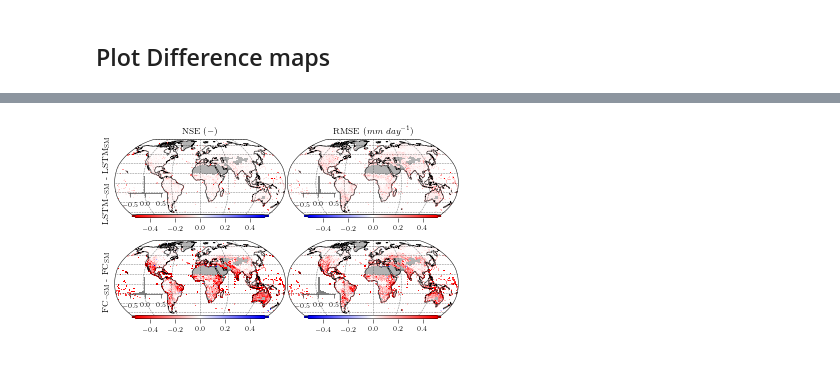
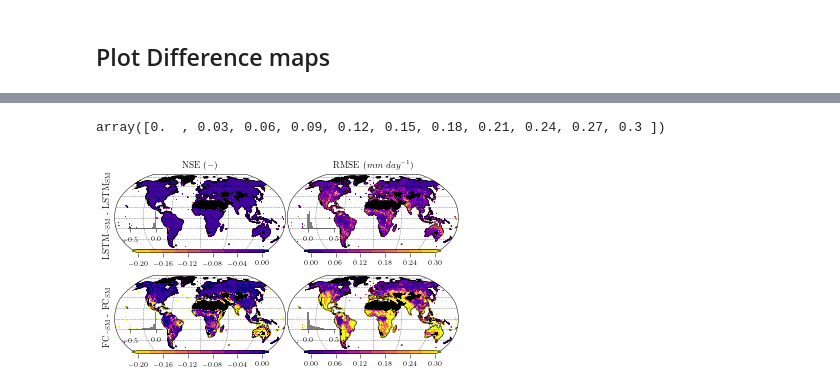
Before and after one commit to bask0/dl4es_ch18, a Jupyter notebook: src/notebooks/exp2.ipynb, the cells around one changed output, grey strips where cells are left out. Saved outputs shown, nothing was run; the diff lists cells and outputs as text; code cells hidden in the pictures.

Commit message:
change analysis, update plots

```diff
--- a/src/notebooks/exp2.ipynb
+++ b/src/notebooks/exp2.ipynb
@@ -91,6 +93,13 @@ australia_raw_wn = dst_wn.sel(lat= slice(-10,-40), lon= slice(109, 156))
 australia_raw_ww = dst_ww.sel(lat= slice(-10,-40), lon= slice(109, 156))
 # %% [markdown]
 ## Compute monthly seasonal cycle
+# %%
+#Amazon
+amazon_seas_obs = amazon_raw_wn.sel(time=slice('2001-01-01', '2013-12-31')).obs.mean(('lat', 'lon')).groupby('time.month').mean('time')
+amazon_seas_wn = amazon_raw_wn.sel(time=slice('2001-01-01', '2013-12-31')).mod.mean(('lat', 'lon')).groupby('time.month').mean('time')
+amazon_seas_nn = amazon_raw_nn.sel(time=slice('2001-01-01', '2013-12-31')).mod.mean(('lat', 'lon')).groupby('time.month').mean('time')
+amazon_seas_ww = amazon_raw_ww.sel(time=slice('2001-01-01', '2013-12-31')).mod.mean(('lat', 'lon')).groupby('time.month').mean('time')
+amazon_seas_nw = amazon_raw_nw.sel(time=slice('2001-01-01', '2013-12-31')).mod.mean(('lat', 'lon')).groupby('time.month').mean('time')
 # %%
 #Amazon
 amazon_seas_obs_2005 = amazon_raw_wn.sel(time=slice('2005-01-01', '2005-12-31')).obs.mean(('lat', 'lon')).groupby('time.month').mean('time')
@@ -98,6 +107,13 @@ amazon_seas_wn_2005 = amazon_raw_wn.sel(time=slice('2005-01-01', '2005-12-31')).
 amazon_seas_nn_2005 = amazon_raw_nn.sel(time=slice('2005-01-01', '2005-12-31')).mod.mean(('lat', 'lon')).groupby('time.month').mean('time')
 amazon_seas_ww_2005 = amazon_raw_ww.sel(time=slice('2005-01-01', '2005-12-31')).mod.mean(('lat', 'lon')).groupby('time.month').mean('time')
 amazon_seas_nw_2005 = amazon_raw_nw.sel(time=slice('2005-01-01', '2005-12-31')).mod.mean(('lat', 'lon')).groupby('time.month').mean('time')
+# %%
+#Australia
+australia_seas_obs = australia_raw_wn.sel(time=slice('2001-01-01', '2013-12-31')).obs.mean(('lat', 'lon')).groupby('time.month').mean('time')
+australia_seas_wn = australia_raw_wn.sel(time=slice('2001-01-01', '2013-12-31')).mod.mean(('lat', 'lon')).groupby('time.month').mean('time')
+australia_seas_nn = australia_raw_nn.sel(time=slice('2001-01-01', '2013-12-31')).mod.mean(('lat', 'lon')).groupby('time.month').mean('time')
+australia_seas_ww = australia_raw_ww.sel(time=slice('2001-01-01', '2013-12-31')).mod.mean(('lat', 'lon')).groupby('time.month').mean('time')
+australia_seas_nw = australia_raw_nw.sel(time=slice('2001-01-01', '2013-12-31')).mod.mean(('lat', 'lon')).groupby('time.month').mean('time')
 # %%
 #Australia
 australia_seas_obs_2010 = australia_raw_wn.sel(time=slice('2010-01-01', '2010-12-31')).obs.mean(('lat', 'lon')).groupby('time.month').mean('time')
@@ -275,26 +291,28 @@ def get_style(style, i):
     )
     style1 = dict(
         linewidth=linewidth,
-        linestyle='--',
+        linestyle='solid',
         color=sb.color_palette("Paired")[1],
         alpha=alpha,
         label=r'$\mathrm{LSTM_{SM}}$' if legend else '_nolegend_'
     )
     style2 = dict(
         linewidth=linewidth,
+        linestyle='dotted',
         color=sb.color_palette("Paired")[1],
         alpha=alpha,
         label=r'$\mathrm{LSTM_{\neg SM}}$' if legend else '_nolegend_'
     )
     style3 = dict(
         linewidth=linewidth,
-        linestyle='--',
+        linestyle='dashed',
         color=sb.color_palette("Paired")[3],
         alpha=alpha,
         label=r'$\mathrm{FC_{SM}}$' if legend else '_nolegend_'
     )
     style4 = dict(
         linewidth=linewidth,
+        linestyle='dashdot',
         color=sb.color_palette("Paired")[3],
         alpha=alpha,
         label=r'$\mathrm{FC_{\neg SM}}$' if legend else '_nolegend_'
@@ -354,5 +372,6 @@ ax[2, 1].set_title('seasonal anomaly in 2010')
 ax[0, 0].legend(loc='upper center', bbox_to_anchor=(1., 1.8),
           ncol=5, frameon=False, labelspacing=-1, borderaxespad=0., columnspacing=1)
 plt.gca().yaxis.set_label_position("right")
+
 savefig('/workspace/bkraft/dl_chapter14/src/notebooks/exp2_figures/Fig5', dpi=300)
 # %% [output]
@@ -399,26 +421,39 @@ plt.savefig('/workspace/bkraft/dl_chapter14/src/notebooks/exp2_figures/annual_an
+# %%
+np.linspace(0, 0.3, 11)
+# %% [output]
+array([0.  , 0.03, 0.06, 0.09, 0.12, 0.15, 0.18, 0.21, 0.24, 0.27, 0.3 ])
 # %%
-metrics = xr.open_dataset('/scratch/dl_chapter14/experiments/et/derived/spatial_metrics.nc')
+metrics = xr.open_dataset('/workspace/bkraft/dlchapter_backup/dl_chapter14/experiments/et/derived/spatial_metrics.nc')
 fig, axes = subplots_robinson(2, 2, figsize=(fig_size[0], fig_size[0]*0.6), gridspec_kw={'wspace': 0.01, 'hspace': 0.01})
 
 for i, met in enumerate(['mef', 'rmse']):
 
     for j, (mod, mod_name) in enumerate(zip(['wn_nn', 'ww_nw'], [r'$\mathrm{LSTM_{\neg SM}}$ - $\mathrm{LSTM_{SM}}$', r'$\mathrm{FC_{\neg SM}}$ - $\mathrm{FC_{SM}}$'])):
 
         ax = axes[j, i]
         if mod == 'wn_nn':
             dt = metrics[met].sel(model= 'nn', timeres='daily', set='raw', cvset='eval') - metrics[met].sel(model= 'wn', timeres='daily', set='raw', cvset='eval')
         else:
             dt = metrics[met].sel(model= 'nw', timeres='daily', set='raw', cvset='eval') - metrics[met].sel(model= 'ww', timeres='daily', set='raw', cvset='eval')
         label = 'NSE ($-$)' if met=='mef' else 'RMSE ($mm \ day^{-1}$)'
+#         plot_map(
+#             dt, label=' ',
+#             vmin=-0.5 if met=='mef' else 0.0, vmax=0.0 if met=='mef' else 0.5,
+#             cmap='plasma_r' if met=='mef' else 'Blues', ax=ax,
+#             histogram_placement=[0.08, 0.28, 0.2, 0.25], hist_kw={'bins': 20, 'edgecolor': 'none'}, cbar_kwargs={'extend': 'both'}, landcolor='0.0') # [x0, y0, width, height]
         plot_map(
-            dt, label=' ', vmin=-0.5 if met=='mef' else -0.5, vmax=0.5 if met=='mef' else 0.5, cmap='bwr_r' if met=='mef' else 'bwr', ax=ax,
-            histogram_placement=[0.08, 0.28, 0.2, 0.25], hist_kw={'bins': 20, 'edgecolor': 'none'}, cbar_kwargs={'extend': 'both'}, rasterized=True) # [x0, y0, width, height]
+            dt, label=' ',
+            levels=np.linspace(-0.2, 0, 11) if met == 'mef' else np.linspace(0, 0.3, 11),
+            vmin=-0.5 if met=='mef' else -0.1, vmax=0.1 if met=='mef' else 0.5,
+            cmap='plasma_r' if met=='mef' else 'plasma', ax=ax,
+            histogram_placement=[0.08, 0.28, 0.2, 0.25], hist_kw={'bins': 20, 'edgecolor': 'none'}, cbar_kwargs={'extend': 'both'}, landcolor='0.0', contourf=True) # [x0, y0, width, height]
         ax.set_title('')
         if i == 0:
             ax.text(-0.02, 0.45, mod_name, horizontalalignment='right', verticalalignment='center', transform=ax.transAxes, rotation=90, size=9)
         if j == 0:
             ax.set_title(label, size=9)
         ax.outline_patch.set_linewidth(0.5)
+
 savefig('/workspace/bkraft/dl_chapter14/src/notebooks/exp2_figures/Fig3', dpi=300)
 # %% [output]
-[figure, old version]
+[figure, new version]
```
Also changed, not shown: parts of 4 cells of this notebook, 6 other files.
